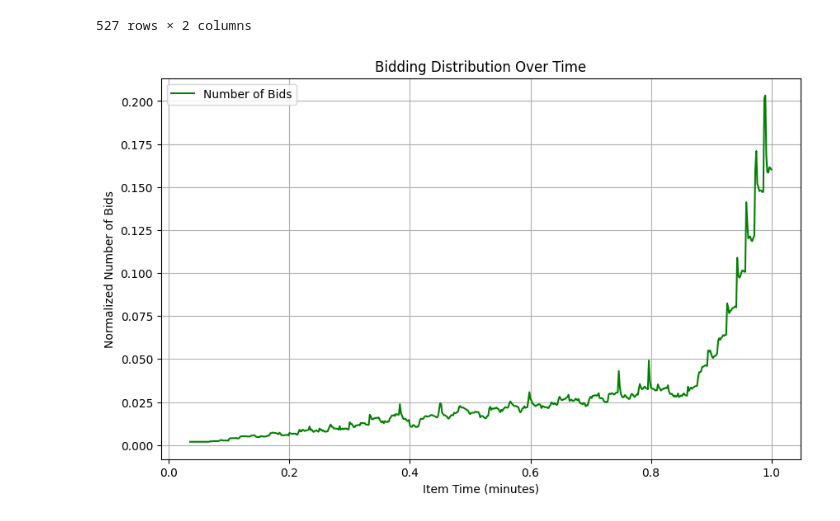
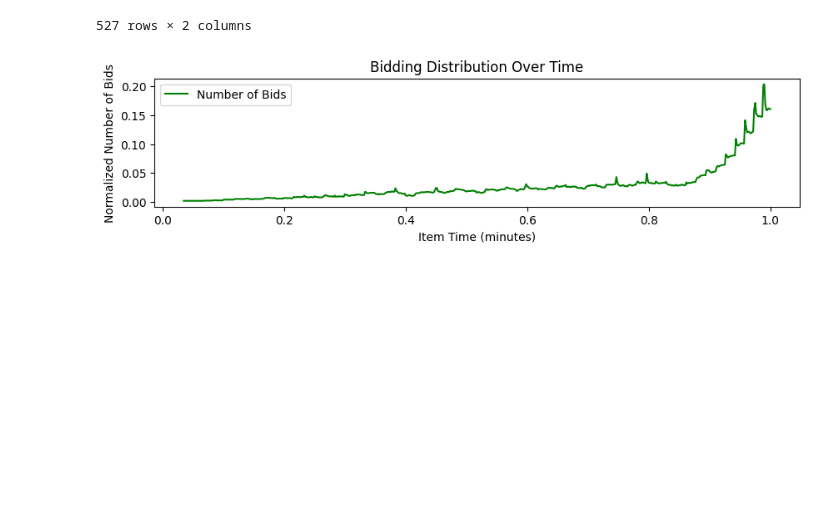
Before and after one commit to findraj/Auction-Dynamics-Simulation, a Jupyter notebook: analysis/results/results.ipynb, the cells around one changed output. Saved outputs shown, nothing was run; the diff lists cells and outputs as text; code cells hidden in the pictures; blank space fills up the shorter version.

```diff
--- a/analysis/results/results.ipynb
+++ b/analysis/results/results.ipynb
@@ -90,32 +90,29 @@ time_aggregated
 # %%
 import pandas as pd
 import matplotlib.pyplot as plt
 
 # Assuming time_aggregated is already defined and contains 'ItemTime' and 'count' columns
 
 # Calculate the rolling average to smooth the data
 time_aggregated['smoothed_count'] = time_aggregated['count'].rolling(window=10, min_periods=1).mean()
 
 # Bidding distribution in the auction
-fig, axs = plt.subplots(1, 1, figsize=(10, 6))
+fig, axs = plt.subplots(1, 1, figsize=(10, 2))
 
 normalizer = len(time_aggregated)
 
 # Plotting the data as a line plot with smoothed data
 axs.plot(time_aggregated['ItemTime'] / 60, time_aggregated['smoothed_count'] / normalizer, color="green", label='Number of Bids')
 
 # Adding labels and title
 axs.set_xlabel('Item Time (minutes)')
 axs.set_ylabel('Normalized Number of Bids')
 axs.set_title('Bidding Distribution Over Time')
 
-# Adding grid
-axs.grid(True)
-
 # Adding legend
 axs.legend()
 
 # Display the plot
 plt.show()
 # %% [output]
-[figure, old version]
+[figure, new version]
```
Also changed, not shown: parts of 7 cells of this notebook, 2 other files.
